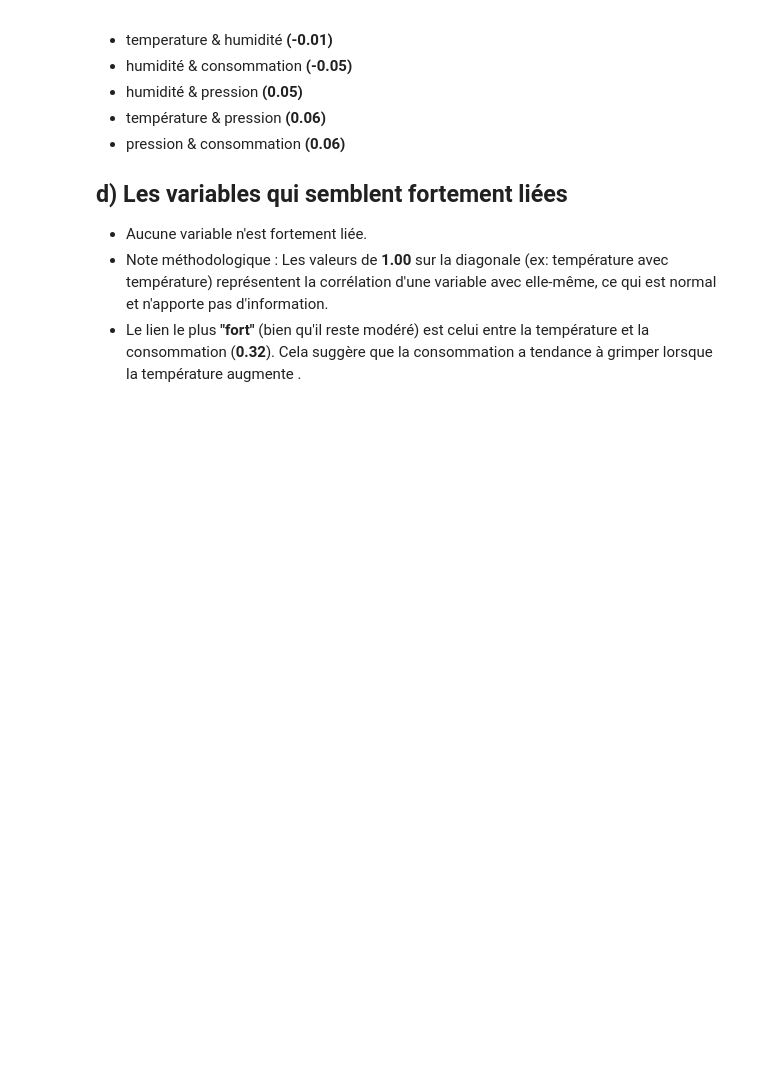
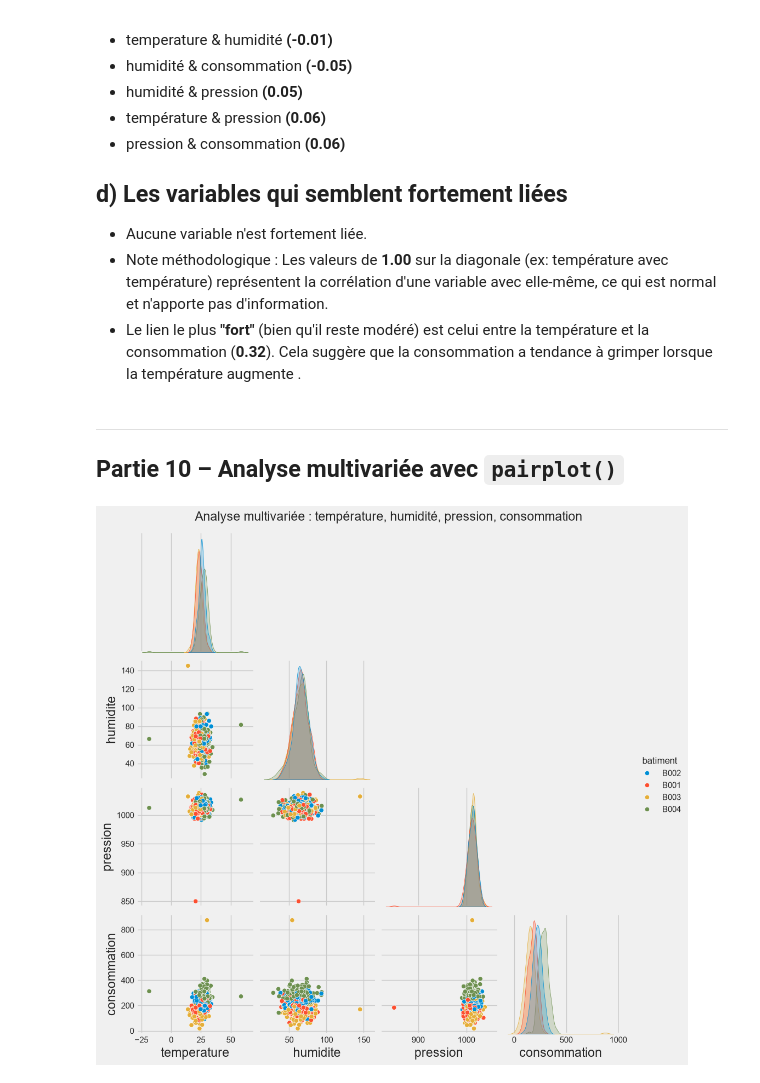
Before and after one commit to khadijagueye235/Atelier_seaborn, a Jupyter notebook: notebooks/atelier_seaborn_iot.ipynb, the cells around one changed output. Saved outputs shown, nothing was run; the diff lists cells and outputs as text; code cells hidden in the pictures; blank space fills up the shorter version.

```diff
--- a/notebooks/atelier_seaborn_iot.ipynb
+++ b/notebooks/atelier_seaborn_iot.ipynb
@@ -415,3 +452,14 @@ Ces valeurs indiquent une absence totale de relation linéaire entre les deux va
 * Aucune variable n'est fortement liée.
 * Note méthodologique : Les valeurs de **1.00** sur la diagonale (ex: température avec température) représentent la corrélation d'une variable avec elle-même, ce qui est normal et n'apporte pas d'information.
 * Le lien le plus **"fort"** (bien qu'il reste modéré) est celui entre la température et la consommation (**0.32**). Cela suggère que la consommation a tendance à grimper lorsque la température augmente .
+# %% [markdown]
+---
+## Partie 10 – Analyse multivariée avec `pairplot()`
+# %%
+
+g = sns.pairplot(df[colonnes_num + ["batiment"]], hue="batiment", corner=True)
+g.figure.suptitle("Analyse multivariée : température, humidité, pression, consommation", y=1.02)
+sauvegarder_grille(g, "pairplot_variables")
+plt.show()
+# %% [output]
+[figure, added]
```
Also changed, not shown: parts of 22 cells of this notebook, 35 other files.
